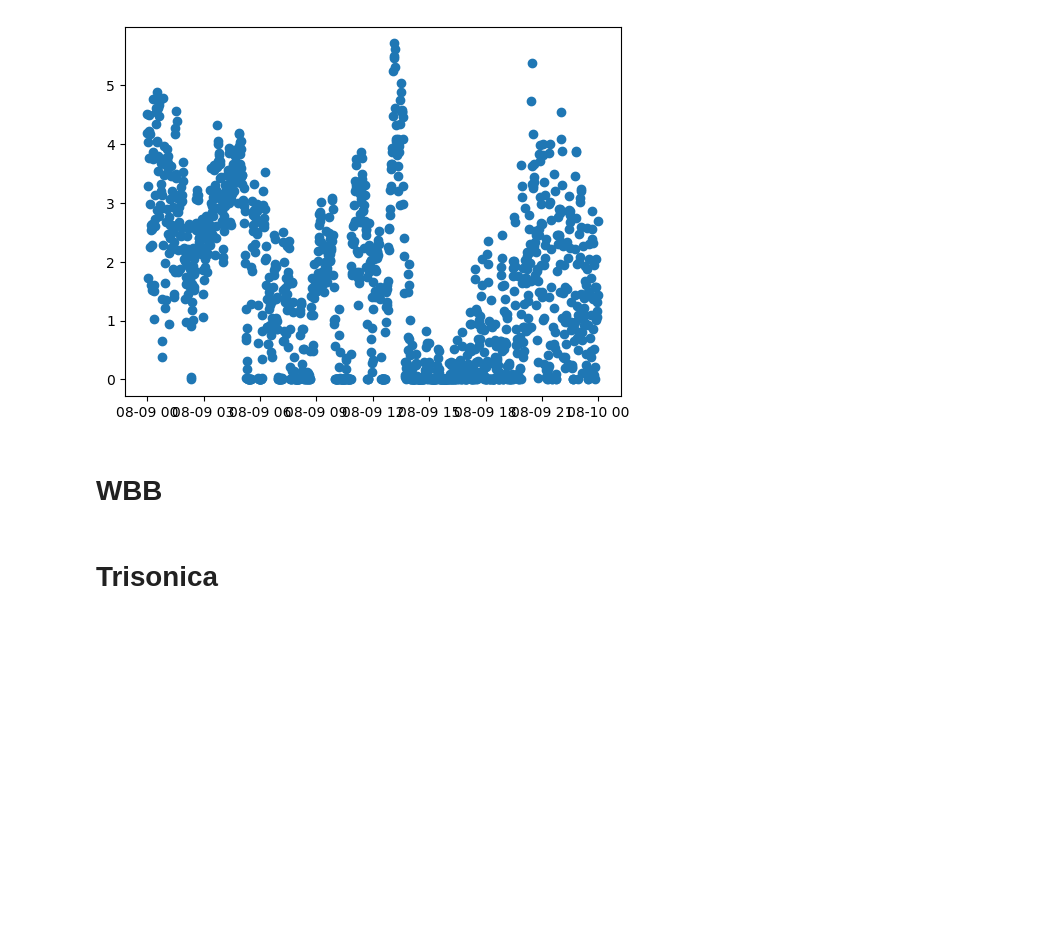
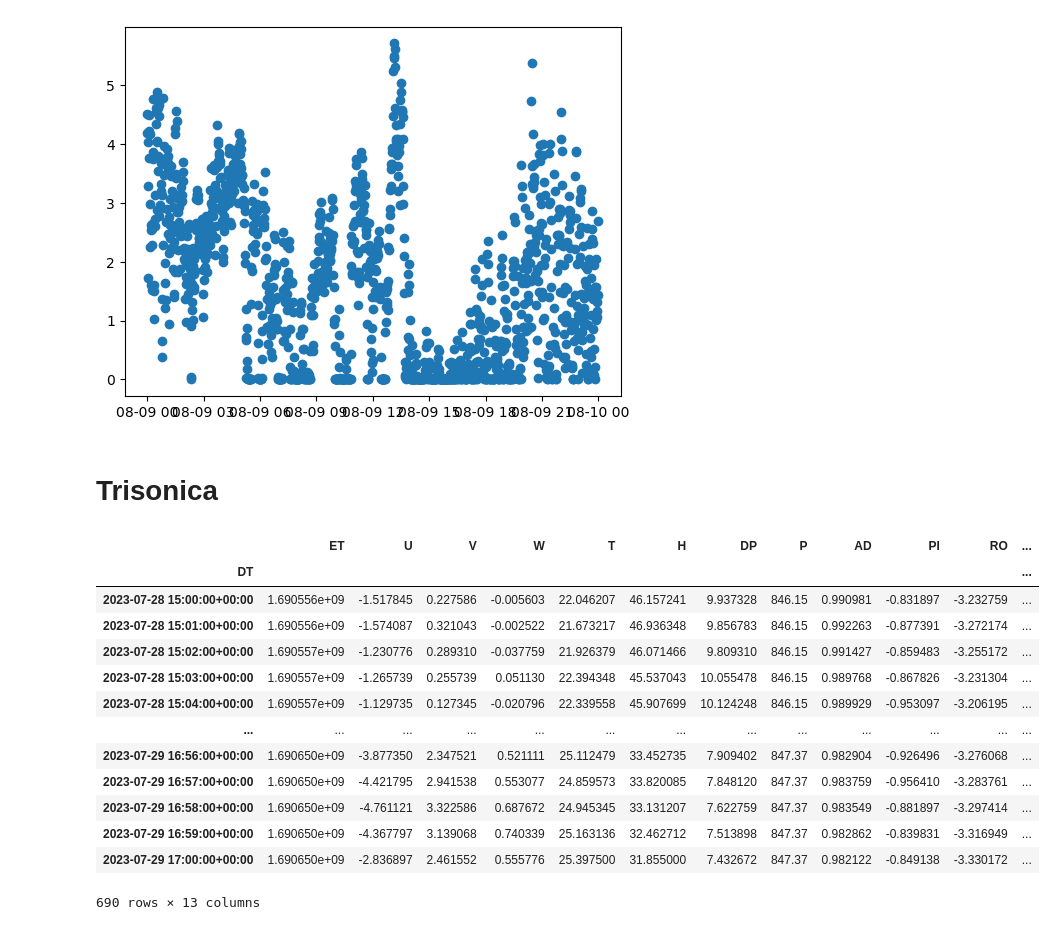
Before and after one commit to agmeyer4/Atmos_Column, a Jupyter notebook: atmos_column/ipynbs/data_loading.ipynb, the cells around one changed output. Drawn from its saved outputs; the diff is of its cells as text; code cells hidden in the pictures; blank space fills up the shorter version.

Commit message:
daily working

```diff
--- a/atmos_column/ipynbs/data_loading.ipynb
+++ b/atmos_column/ipynbs/data_loading.ipynb
@@ -455,5 +455,3 @@ plt.scatter(full_df.index,full_df['WSPD'])
 # %% [output]
 <matplotlib.collections.PathCollection at 0x...>
 [figure]
-# %% [markdown]
-# WBB
@@ -482,3 +571,32 @@ def read_all_wbb_to_df(wbb_data_path,wbb_resample_interval):
+# %%
+daily_met_path = '/uufs/chpc.utah.edu/common/home/lin-group15/agm/em27/ua/inst_data/met/trisonica_anem/'
+dt1_str = '2023-07-28 15:00:00'
+dt2_str = '2023-07-29 17:00:00'
+timezone = 'UTC'
+
+dt1 = datetime.datetime.strptime(dt1_str,'%Y-%m-%d %H:%M:%S') #create the datetime
+dt1 = pytz.timezone(timezone).localize(dt1) #apply the timezone
+
+dt2 = datetime.datetime.strptime(dt2_str,'%Y-%m-%d %H:%M:%S') #create the datetime
+dt2 = pytz.timezone(timezone).localize(dt2) #apply the timezone
+
+tri = met_loader_trisonica(daily_met_path,'T')
+tri.load_data_inrange(dt1,dt2)
+# %% [output]
+|  | ET | U | V | W | T | H | DP | P | AD | PI | RO | ... |
+| DT |  |  |  |  |  |  |  |  |  |  |  | ... |
+| 2023-07-28 15:00:00+00:00 | 1.690556e+09 | -1.517845 | 0.227586 | -0.005603 | 22.046207 | 46.157241 | 9.937328 | 846.15 | 0.990981 | -0.831897 | -3.232759 | ... |
+| 2023-07-28 15:01:00+00:00 | 1.690556e+09 | -1.574087 | 0.321043 | -0.002522 | 21.673217 | 46.936348 | 9.856783 | 846.15 | 0.992263 | -0.877391 | -3.272174 | ... |
+| 2023-07-28 15:02:00+00:00 | 1.690557e+09 | -1.230776 | 0.289310 | -0.037759 | 21.926379 | 46.071466 | 9.809310 | 846.15 | 0.991427 | -0.859483 | -3.255172 | ... |
+| 2023-07-28 15:03:00+00:00 | 1.690557e+09 | -1.265739 | 0.255739 | 0.051130 | 22.394348 | 45.537043 | 10.055478 | 846.15 | 0.989768 | -0.867826 | -3.231304 | ... |
+| 2023-07-28 15:04:00+00:00 | 1.690557e+09 | -1.129735 | 0.127345 | -0.020796 | 22.339558 | 45.907699 | 10.124248 | 846.15 | 0.989929 | -0.953097 | -3.206195 | ... |
+| ... | ... | ... | ... | ... | ... | ... | ... | ... | ... | ... | ... | ... |
+| 2023-07-29 16:56:00+00:00 | 1.690650e+09 | -3.877350 | 2.347521 | 0.521111 | 25.112479 | 33.452735 | 7.909402 | 847.37 | 0.982904 | -0.926496 | -3.276068 | ... |
+| 2023-07-29 16:57:00+00:00 | 1.690650e+09 | -4.421795 | 2.941538 | 0.553077 | 24.859573 | 33.820085 | 7.848120 | 847.37 | 0.983759 | -0.956410 | -3.283761 | ... |
+| 2023-07-29 16:58:00+00:00 | 1.690650e+09 | -4.761121 | 3.322586 | 0.687672 | 24.945345 | 33.131207 | 7.622759 | 847.37 | 0.983549 | -0.881897 | -3.297414 | ... |
+| 2023-07-29 16:59:00+00:00 | 1.690650e+09 | -4.367797 | 3.139068 | 0.740339 | 25.163136 | 32.462712 | 7.513898 | 847.37 | 0.982862 | -0.839831 | -3.316949 | ... |
+| 2023-07-29 17:00:00+00:00 | 1.690650e+09 | -2.836897 | 2.461552 | 0.555776 | 25.397500 | 31.855000 | 7.432672 | 847.37 | 0.982122 | -0.849138 | -3.330172 | ... |
+690 rows × 13 columns
 # %%
 def read_all_trisonica_to_df(trisonica_data_path,trisonica_resample_interval):
     headers_list = ['ET','Date','Time','S','D','U','V','W','T','H','DP','P','AD','PI','RO','MD','TD']
```
Also changed, not shown: parts of 3 cells of this notebook.
